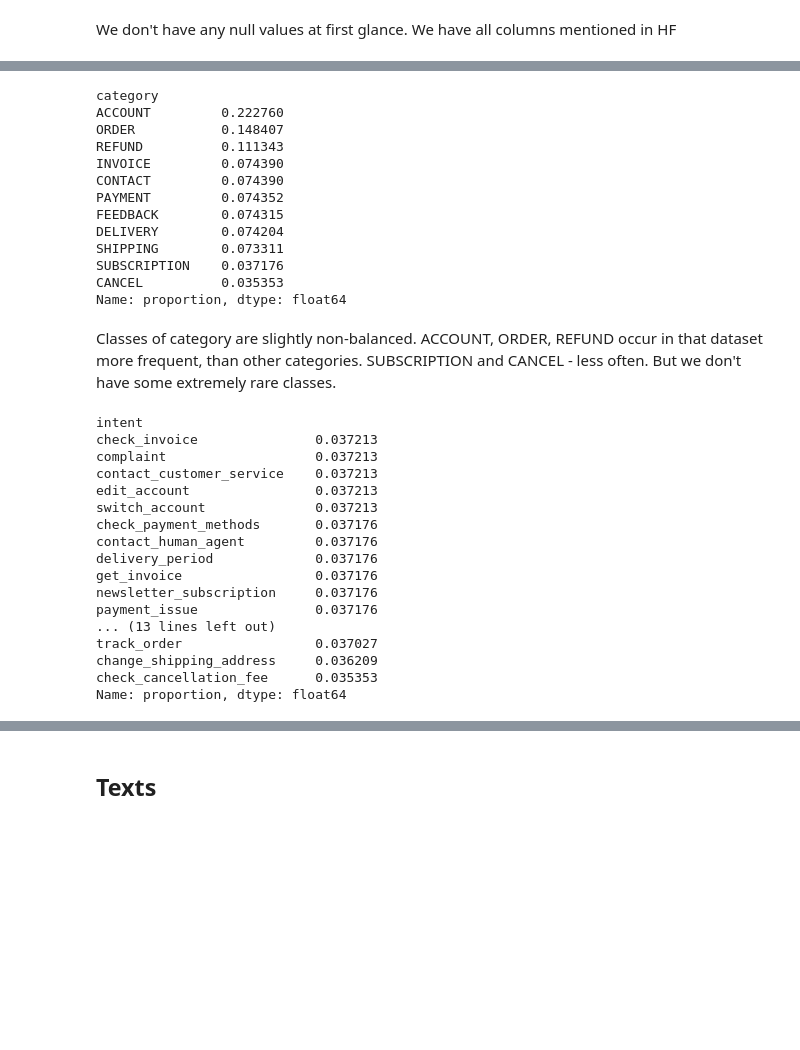
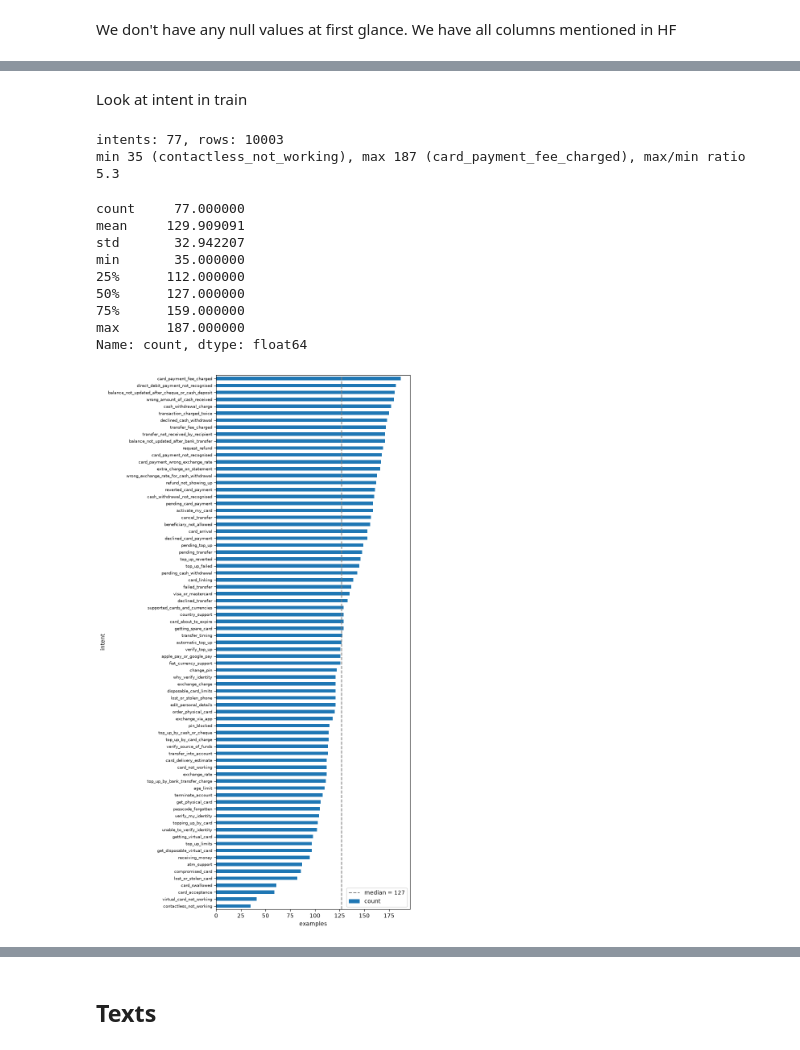
Before and after one commit to Moriarte228/support-triage-mlops, a Jupyter notebook: notebooks/01_eda.ipynb, the cells around one changed output, grey strips where cells are left out. Drawn from its saved outputs; the diff is of its cells as text; code cells hidden in the pictures; blank space fills up the shorter version.

```diff
--- a/notebooks/01_eda.ipynb
+++ b/notebooks/01_eda.ipynb
@@ -91,39 +78,33 @@ We don't have any null values at first glance. We have all columns mentioned in
-# %%
-df["category"].value_counts(normalize=True)
-# %% [output]
-category
-ACCOUNT         0.222760
-ORDER           0.148407
-REFUND          0.111343
-INVOICE         0.074390
-CONTACT         0.074390
-PAYMENT         0.074352
-FEEDBACK        0.074315
-DELIVERY        0.074204
-SHIPPING        0.073311
-SUBSCRIPTION    0.037176
-CANCEL          0.035353
-Name: proportion, dtype: float64
 # %% [markdown]
-Classes of category are slightly non-balanced. ACCOUNT, ORDER, REFUND occur in that dataset more frequent, than other categories. SUBSCRIPTION and CANCEL - less often. But we don't have some extremely rare classes.
+Look at intent in train
 # %%
-df['intent'].value_counts(normalize=True)
+counts = df["intent"].value_counts()
+print(f"intents: {counts.size}, rows: {len(df)}")
+print(f"min {counts.min()} ({counts.idxmin()}), max {counts.max()} ({counts.idxmax()}), "
+      f"max/min ratio {counts.max() / counts.min():.1f}")
+counts.describe()
 # %% [output]
-intent
-check_invoice               0.037213
-complaint                   0.037213
-contact_customer_service    0.037213
-edit_account                0.037213
-switch_account              0.037213
-check_payment_methods       0.037176
-contact_human_agent         0.037176
-delivery_period             0.037176
-get_invoice                 0.037176
-newsletter_subscription     0.037176
-payment_issue               0.037176
-... (13 lines left out)
-track_order                 0.037027
-change_shipping_address     0.036209
-check_cancellation_fee      0.035353
-Name: proportion, dtype: float64
+intents: 77, rows: 10003
+min 35 (contactless_not_working), max 187 (card_payment_fee_charged), max/min ratio 5.3
+count     77.000000
+mean     129.909091
+std       32.942207
+min       35.000000
+25%      112.000000
+50%      127.000000
+75%      159.000000
+max      187.000000
+Name: count, dtype: float64
+# %%
+import matplotlib.pyplot as plt
+
+fig, ax = plt.subplots(figsize=(8, 14))
+counts.sort_values().plot.barh(ax=ax)
+ax.axvline(counts.median(), ls="--", c="gray", label=f"median = {counts.median():.0f}")
+ax.tick_params(axis="y", labelsize=7)
+ax.set_xlabel("examples")
+ax.legend()
+plt.tight_layout()
+# %% [output]
+[figure, added]
 # %% [markdown]
```
Also changed, not shown: parts of 24 cells of this notebook, 4 other files.
